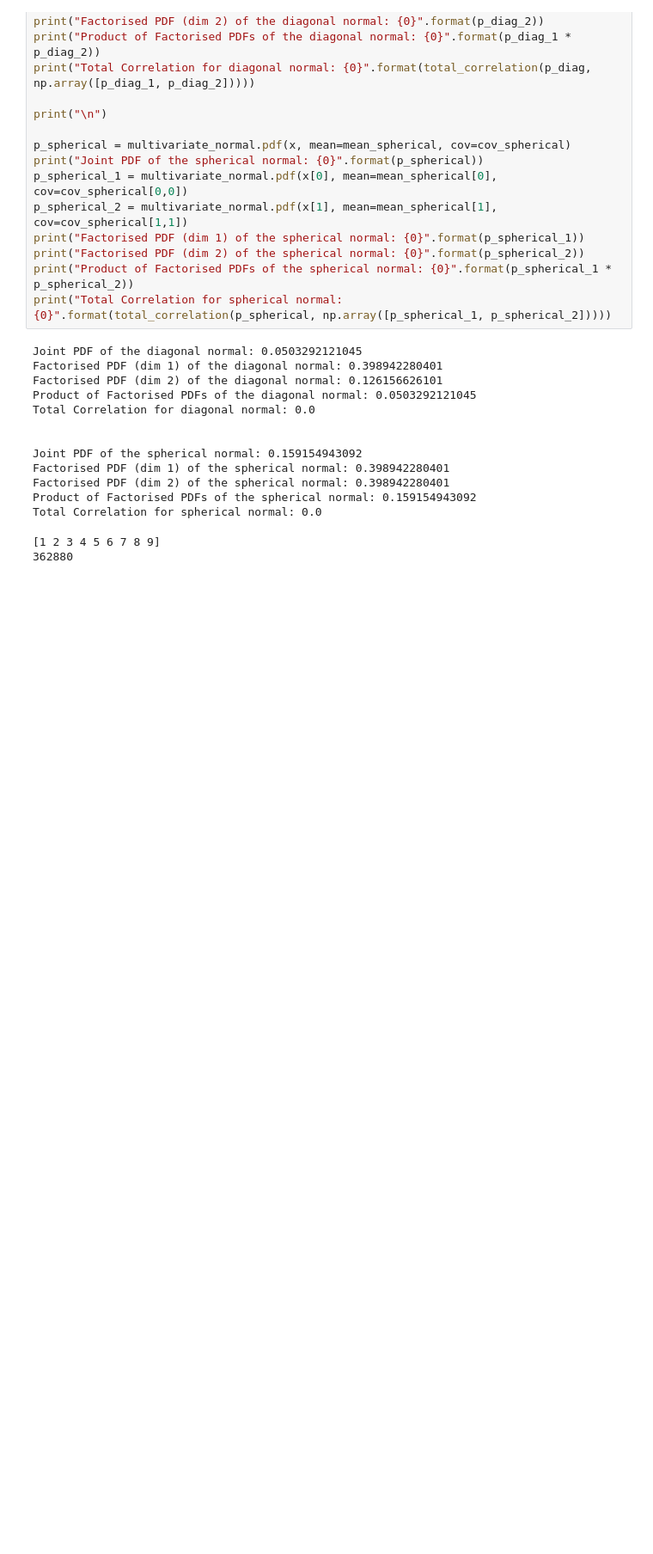
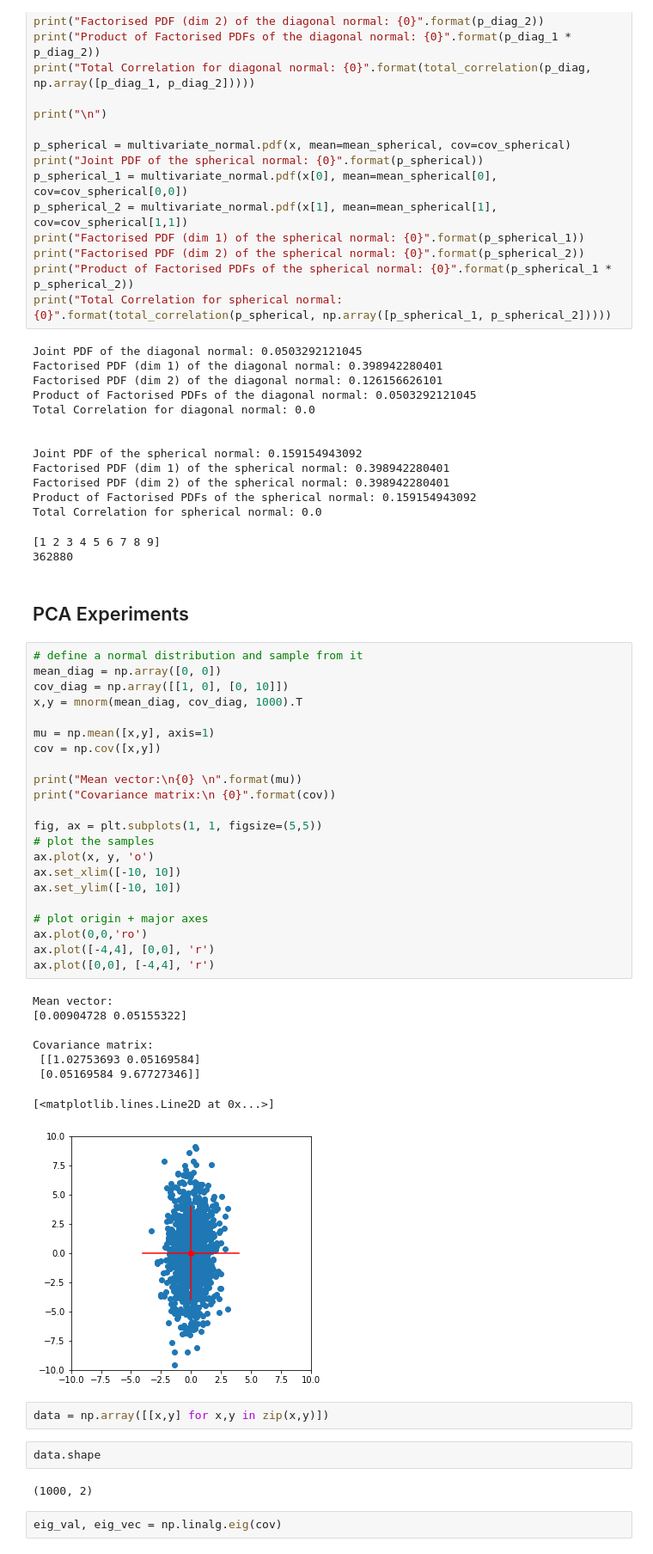
Before and after one commit to yordanh/interp_latent_spaces, a Jupyter notebook: ipython_notebooks/TC Experiments.ipynb, the cells around one changed output. Shown at 86% size. Saved outputs shown, nothing was run; the diff lists cells and outputs as text; blank space fills up the shorter version.

```diff
--- a/ipython_notebooks/TC Experiments.ipynb
+++ b/ipython_notebooks/TC Experiments.ipynb
@@ -188,3 +188,44 @@ Total Correlation for spherical normal: 0.0
 # %% [output]
 [1 2 3 4 5 6 7 8 9]
 362880
+# %% [markdown]
+## PCA Experiments
+# %%
+# define a normal distribution and sample from it
+mean_diag = np.array([0, 0])
+cov_diag = np.array([[1, 0], [0, 10]])
+x,y = mnorm(mean_diag, cov_diag, 1000).T
+
+mu = np.mean([x,y], axis=1)
+cov = np.cov([x,y])
+
+print("Mean vector:\n{0} \n".format(mu))
+print("Covariance matrix:\n {0}".format(cov))
+
+fig, ax = plt.subplots(1, 1, figsize=(5,5))
+# plot the samples
+ax.plot(x, y, 'o')
+ax.set_xlim([-10, 10])
+ax.set_ylim([-10, 10])
+
+# plot origin + major axes
+ax.plot(0,0,'ro')
+ax.plot([-4,4], [0,0], 'r')
+ax.plot([0,0], [-4,4], 'r')
+# %% [output]
+Mean vector:
+[0.00904728 0.05155322]
+
+Covariance matrix:
+ [[1.02753693 0.05169584]
+ [0.05169584 9.67727346]]
+[<matplotlib.lines.Line2D at 0x...>]
+[figure, added]
+# %%
+data = np.array([[x,y] for x,y in zip(x,y)])
+# %%
+data.shape
+# %% [output]
+(1000, 2)
+# %%
+eig_val, eig_vec = np.linalg.eig(cov)
```
Also changed, not shown: parts of 10 cells of this notebook.
